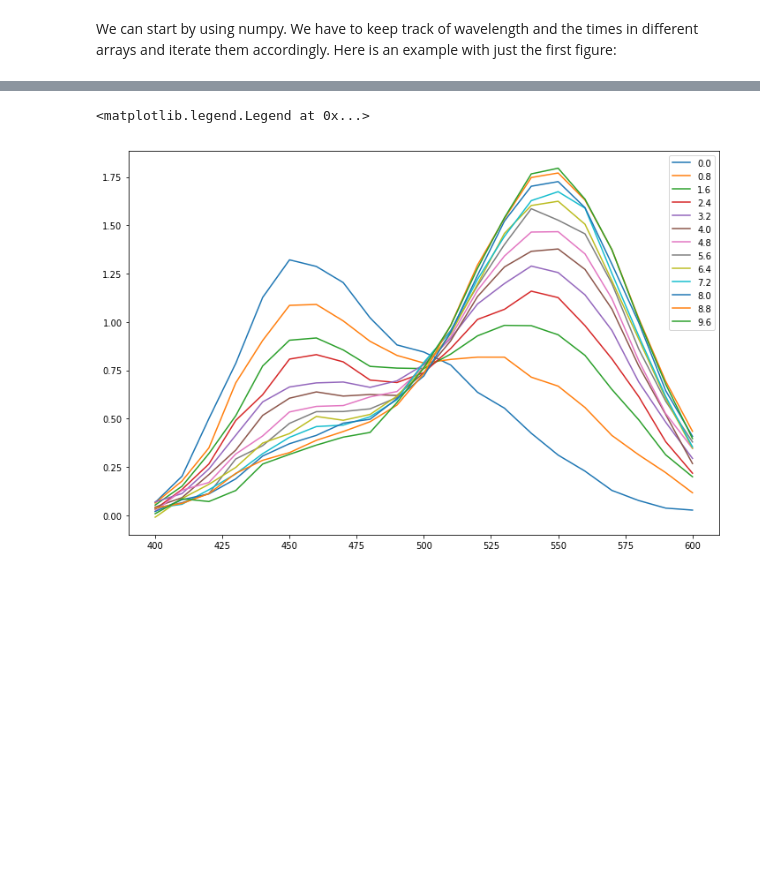
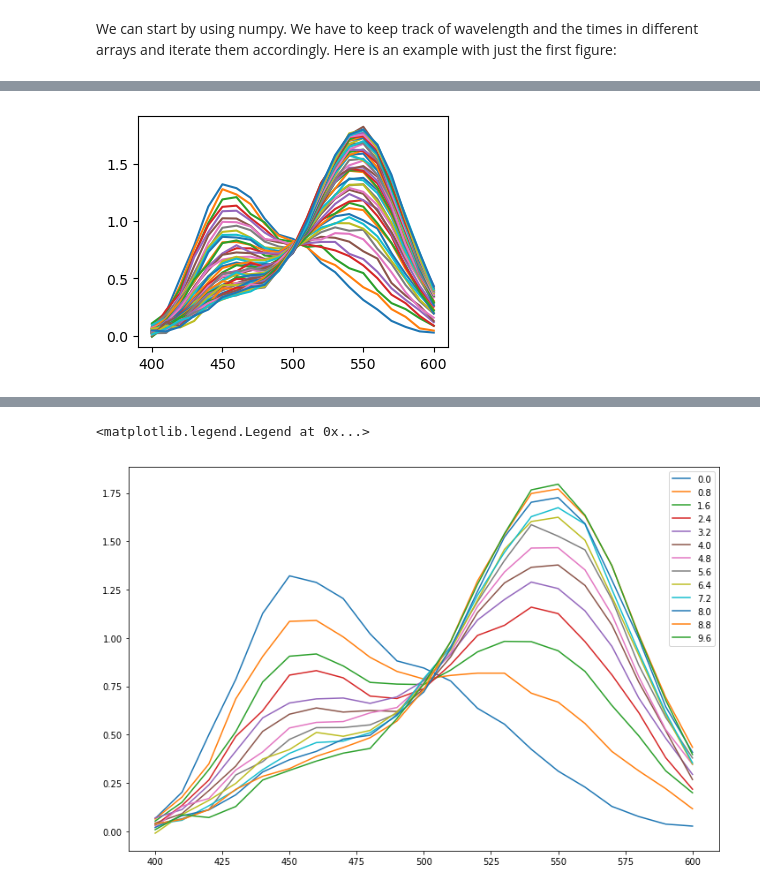
Before and after one commit to rcrehuet/Python_para_Cientificos_2026-CSIC, a Jupyter notebook: notebooks/absorbance-numpy.ipynb, the cells around one changed output, grey strips where cells are left out. Drawn from its saved outputs; the diff is of its cells as text; code cells hidden in the pictures; blank space fills up the shorter version.

```diff
--- a/notebooks/absorbance-numpy.ipynb
+++ b/notebooks/absorbance-numpy.ipynb
@@ -28,0 +62,4 @@ abs =  # extract absorbance
+# %%
+plt.plot(lam, np.transpose(absorb));
+# %% [output]
+[figure, added]
```
Also changed, not shown: parts of 34 cells of this notebook, 2 other files.
